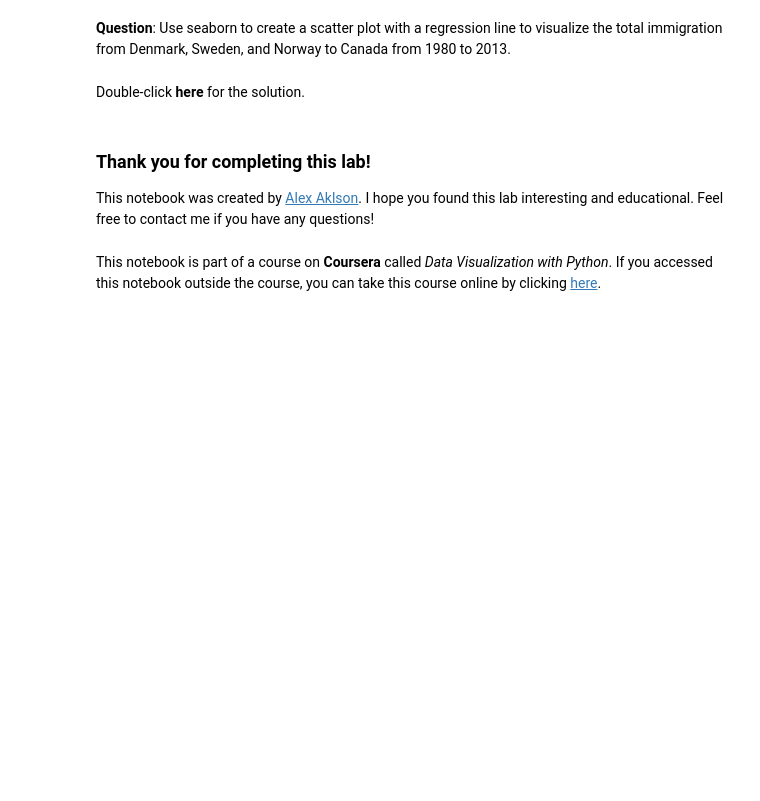
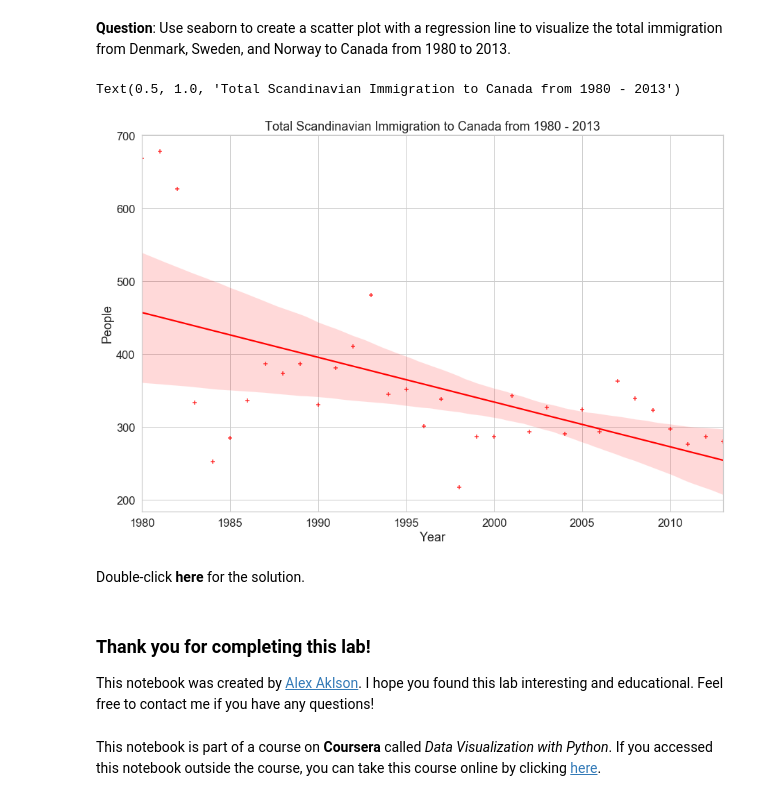
Before and after one commit to PabloNunes/IBM_Professional_Cert, a Jupyter notebook: 7_Data_Visualization_with_Python/WEEK_3_LAB/DV0101EN-3-4-1-Waffle-Charts-Word-Clouds-and-Regression-Plots-py-v2.0.ipynb, the cells around one changed output. Saved outputs shown, nothing was run; the diff lists cells and outputs as text; code cells hidden in the pictures; blank space fills up the shorter version.

Commit message:
Final Update AND Project Data Visualization

```diff
--- a/7_Data_Visualization_with_Python/WEEK_3_LAB/DV0101EN-3-4-1-Waffle-Charts-Word-Clouds-and-Regression-Plots-py-v2.0.ipynb
+++ b/7_Data_Visualization_with_Python/WEEK_3_LAB/DV0101EN-3-4-1-Waffle-Charts-Word-Clouds-and-Regression-Plots-py-v2.0.ipynb
@@ -627,3 +739,22 @@ ax.set_title('Total Immigration to Canada from 1980 - 2013')
+# %%
+### type your answer here
+
+plt.figure(figsize=(15, 10))
+
+df_scandinavian = df_can.loc[['Denmark', 'Sweden', 'Norway'], years].transpose()
+df_scandinavian['Total'] = df_scandinavian.sum(axis=1)
+df_scandinavian.index = map(float, df_scandinavian.index)
+df_scandinavian.reset_index(inplace=True)
+df_scandinavian.drop(columns=['Denmark', 'Sweden', 'Norway'], inplace=True)
+
+df_scandinavian.columns = ['year', 'Total']
+
+ax = sns.regplot(x='year', y='Total', data=df_scandinavian, color='red', marker='+')
+ax.set(xlabel='Year', ylabel='People')
+ax.set_title('Total Scandinavian Immigration to Canada from 1980 - 2013')
+# %% [output]
+Text(0.5, 1.0, 'Total Scandinavian Immigration to Canada from 1980 - 2013')
+[figure, added]
 # %% [markdown]
 Double-click __here__ for the solution.
 <!-- The correct answer is:
```
Also changed, not shown: parts of 37 cells of this notebook, 17 other files.
